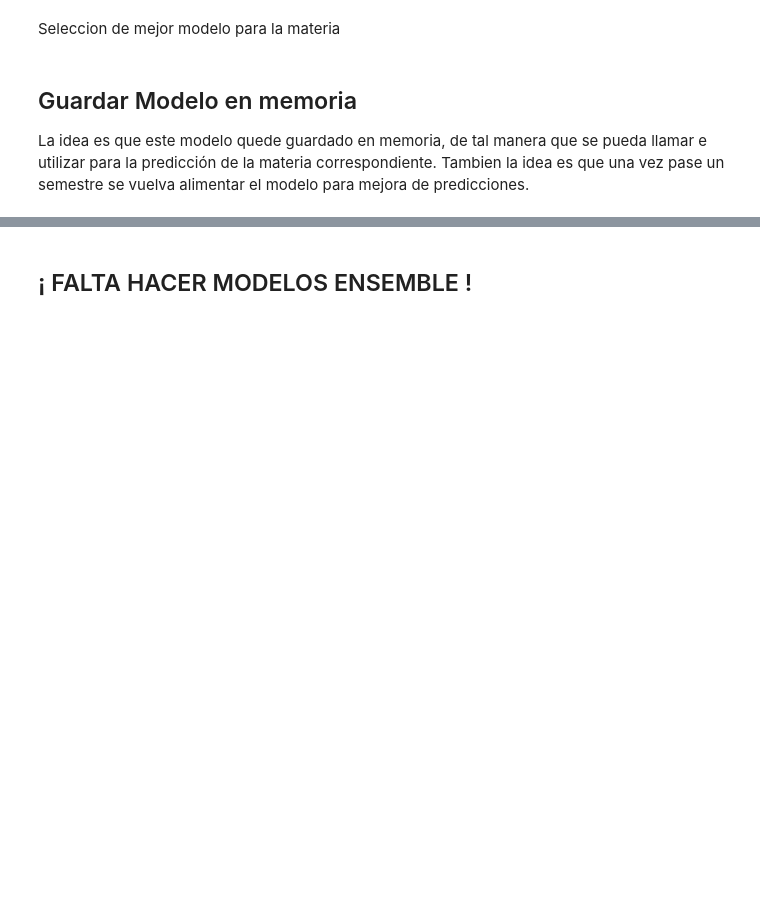
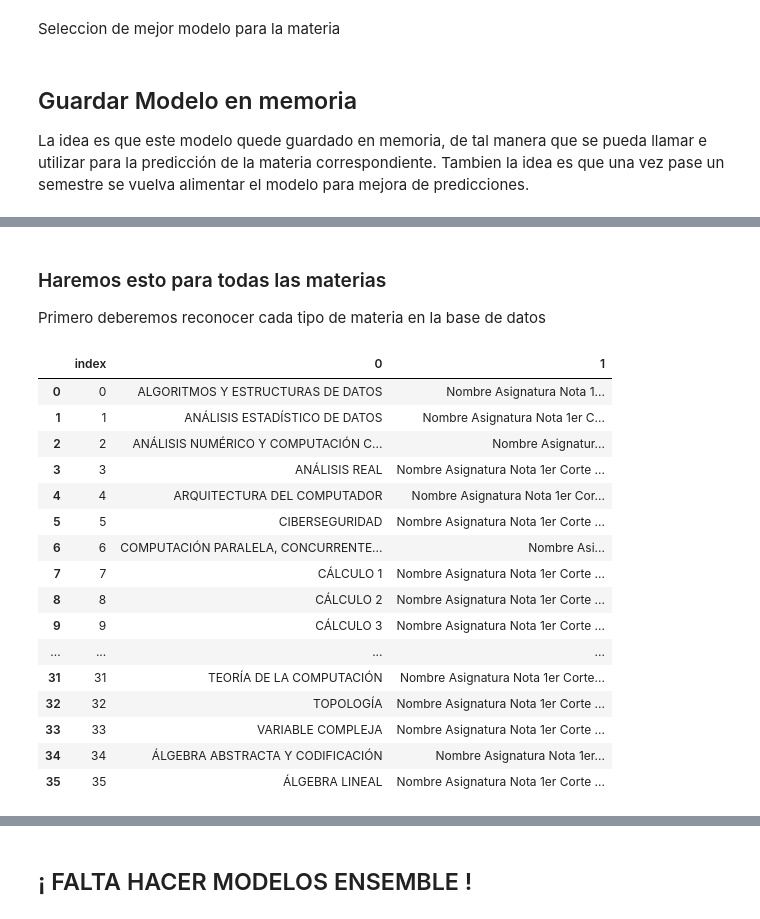
Before and after one commit to juanis2112/capstone2020, a Jupyter notebook: datos_prueba/Modelo_Estadistico.ipynb, the cells around one changed output, grey strips where cells are left out. Drawn from its saved outputs; the diff is of its cells as text; code cells hidden in the pictures; blank space fills up the shorter version.

```diff
--- a/datos_prueba/Modelo_Estadistico.ipynb
+++ b/datos_prueba/Modelo_Estadistico.ipynb
@@ -617,0 +675,24 @@ La idea es que este modelo quede guardado en memoria, de tal manera que se pueda
+# %% [markdown]
+### Haremos esto para todas las materias
+Primero deberemos reconocer cada tipo de materia en la base de datos
+# %%
+materias = pd.DataFrame(notas.groupby("Nombre Asignatura")).reset_index()
+materias
+# %% [output]
+|  | index | 0 | 1 |
+| 0 | 0 | ALGORITMOS Y ESTRUCTURAS DE DATOS | Nombre Asignatura Nota 1... |
+| 1 | 1 | ANÁLISIS ESTADÍSTICO DE DATOS | Nombre Asignatura Nota 1er C... |
+| 2 | 2 | ANÁLISIS NUMÉRICO Y COMPUTACIÓN C... | Nombre Asignatur... |
+| 3 | 3 | ANÁLISIS REAL | Nombre Asignatura Nota 1er Corte ... |
+| 4 | 4 | ARQUITECTURA DEL COMPUTADOR | Nombre Asignatura Nota 1er Cor... |
+| 5 | 5 | CIBERSEGURIDAD | Nombre Asignatura Nota 1er Corte ... |
+| 6 | 6 | COMPUTACIÓN PARALELA, CONCURRENTE... | Nombre Asi... |
+| 7 | 7 | CÁLCULO 1 | Nombre Asignatura Nota 1er Corte ... |
+| 8 | 8 | CÁLCULO 2 | Nombre Asignatura Nota 1er Corte ... |
+| 9 | 9 | CÁLCULO 3 | Nombre Asignatura Nota 1er Corte ... |
+| ... | ... | ... | ... |
+| 31 | 31 | TEORÍA DE LA COMPUTACIÓN | Nombre Asignatura Nota 1er Corte... |
+| 32 | 32 | TOPOLOGÍA | Nombre Asignatura Nota 1er Corte ... |
+| 33 | 33 | VARIABLE COMPLEJA | Nombre Asignatura Nota 1er Corte ... |
+| 34 | 34 | ÁLGEBRA ABSTRACTA Y CODIFICACIÓN | Nombre Asignatura Nota 1er... |
+| 35 | 35 | ÁLGEBRA LINEAL | Nombre Asignatura Nota 1er Corte ... |
```
Also changed, not shown: parts of 29 cells of this notebook, 1 other file.
